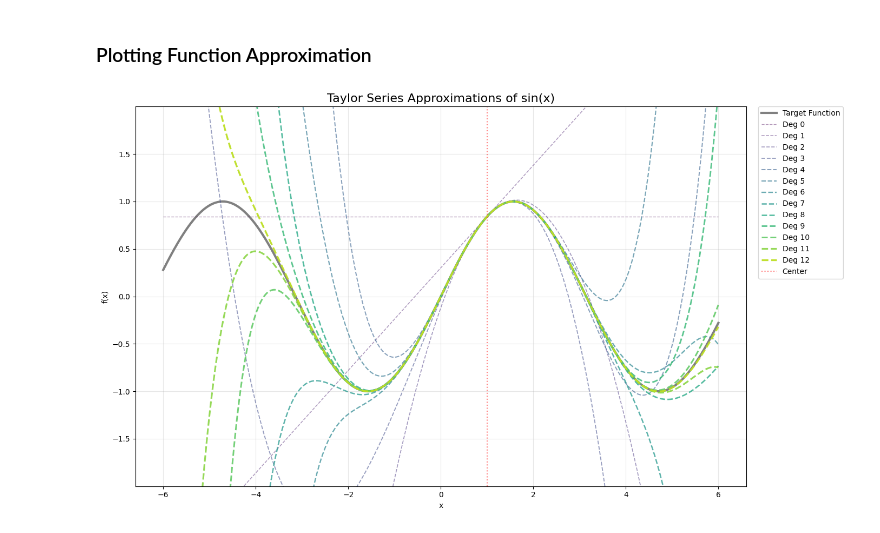
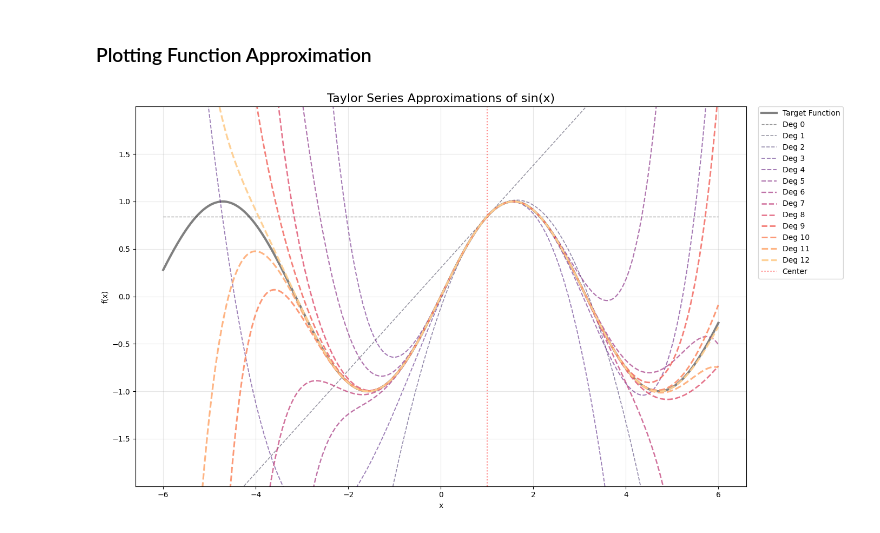
Before and after one commit to mattia-3rne/Polynomial-Function-Approximation-via-Taylor-Series, a Jupyter notebook: main.ipynb, the cells around one changed output. Drawn from its saved outputs; the diff is of its cells as text; code cells hidden in the pictures.

```diff
--- a/main.ipynb
+++ b/main.ipynb
@@ -109,34 +109,34 @@ if np.ndim(y_exact) == 0:
 # Plot Setup
 plt.figure(figsize=(14, 8))
 plt.plot(x_vals, y_exact, color="grey", linewidth=3, label="Target Function")
-colors = plt.cm.viridis(np.linspace(0, 0.9, len(approximation_steps)))
+colors = plt.cm.magma(np.linspace(0, 0.9, len(approximation_steps)))
 
 for i, (degree, poly_expr) in enumerate(approximation_steps):
     # Creating runnable functions
     f_poly_numeric = sp.lambdify(x, poly_expr, modules=["numpy"])
     y_poly = f_poly_numeric(x_vals)
     if np.ndim(y_poly) == 0:
         y_poly = np.full_like(x_vals, y_poly)
 
     alpha_val = 0.4 + (0.6 * (i / len(approximation_steps)))
     width_val = 1.0 + (1.5 * (i / len(approximation_steps)))
 
     plt.plot(x_vals, y_poly, color=colors[i], linestyle="--",
              alpha=alpha_val, linewidth=width_val, label=f"Deg {degree}")
 
 # Formatting
 y_range = np.max(y_exact) - np.min(y_exact)
 if y_range == 0: y_range = 1
 plt.ylim(np.min(y_exact) - y_range*0.5, np.max(y_exact) + y_range*0.5)
 
 plt.axvline(x0, color="red", linestyle=":", alpha=0.5, label="Center")
 plt.title(f"Taylor Series Approximations of {target_function}", fontsize=16)
 plt.xlabel("x")
 plt.ylabel("f(x)")
 plt.grid(True, alpha=0.3)
 plt.legend(bbox_to_anchor=(1.02, 1), loc="upper left", borderaxespad=0.)
 
 plt.tight_layout()
 plt.show()
 # %% [output]
-[figure, old version]
+[figure, new version]
```
